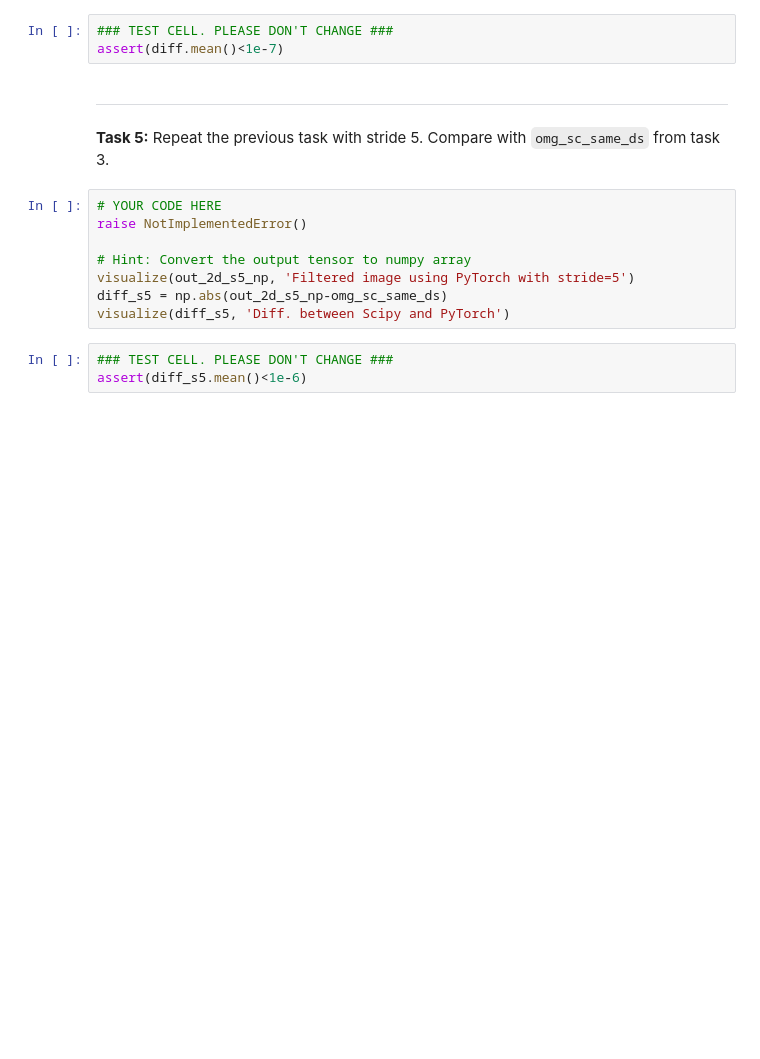
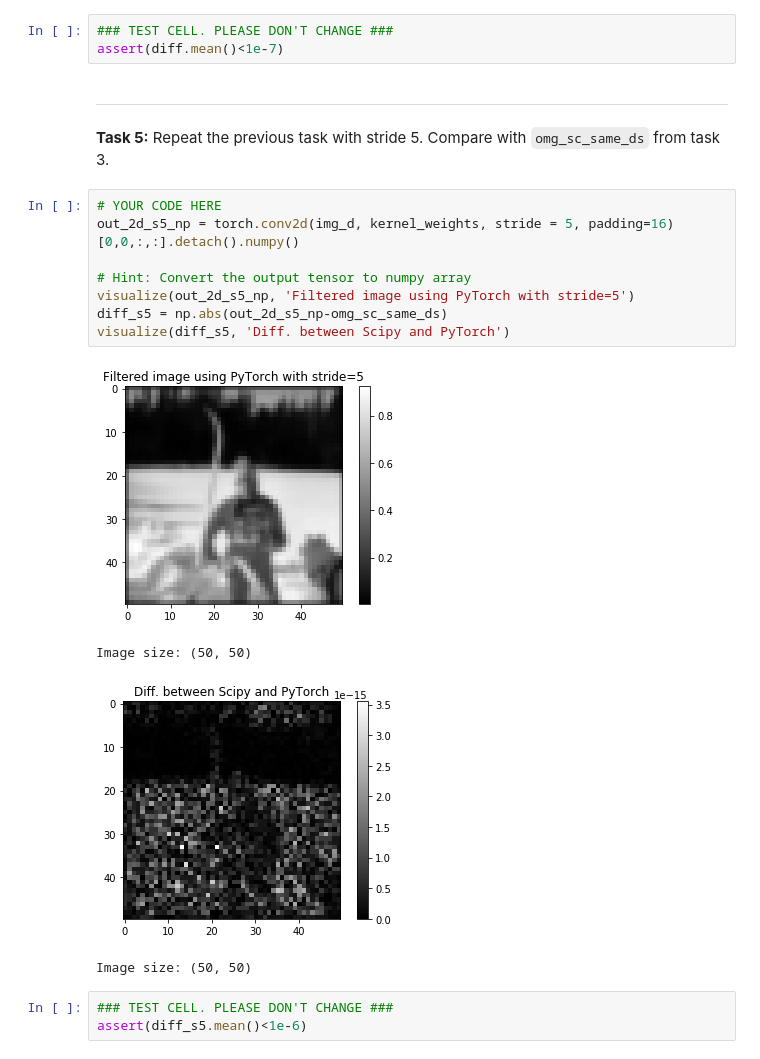
Before and after one commit to FilipBerglund/TBMI26, a Jupyter notebook: lab3/lab3.ipynb, the cells around one changed output. Drawn from its saved outputs; the diff is of its cells as text; blank space fills up the shorter version.

```diff
--- a/lab3/lab3.ipynb
+++ b/lab3/lab3.ipynb
@@ -114,12 +142,17 @@ assert(diff.mean()<1e-7)
 **Task 5:** Repeat the previous task with stride 5. Compare with `omg_sc_same_ds` from task 3.
 # %%
 # YOUR CODE HERE
-raise NotImplementedError()
+out_2d_s5_np = torch.conv2d(img_d, kernel_weights, stride = 5, padding=16)[0,0,:,:].detach().numpy()
 
 # Hint: Convert the output tensor to numpy array
 visualize(out_2d_s5_np, 'Filtered image using PyTorch with stride=5')
 diff_s5 = np.abs(out_2d_s5_np-omg_sc_same_ds)
 visualize(diff_s5, 'Diff. between Scipy and PyTorch')
+# %% [output]
+[figure, added]
+Image size: (50, 50)
+[figure, added]
+Image size: (50, 50)
 # %%
 ### TEST CELL. PLEASE DON'T CHANGE ###
 assert(diff_s5.mean()<1e-6)
```
Also changed, not shown: parts of 12 cells of this notebook.
